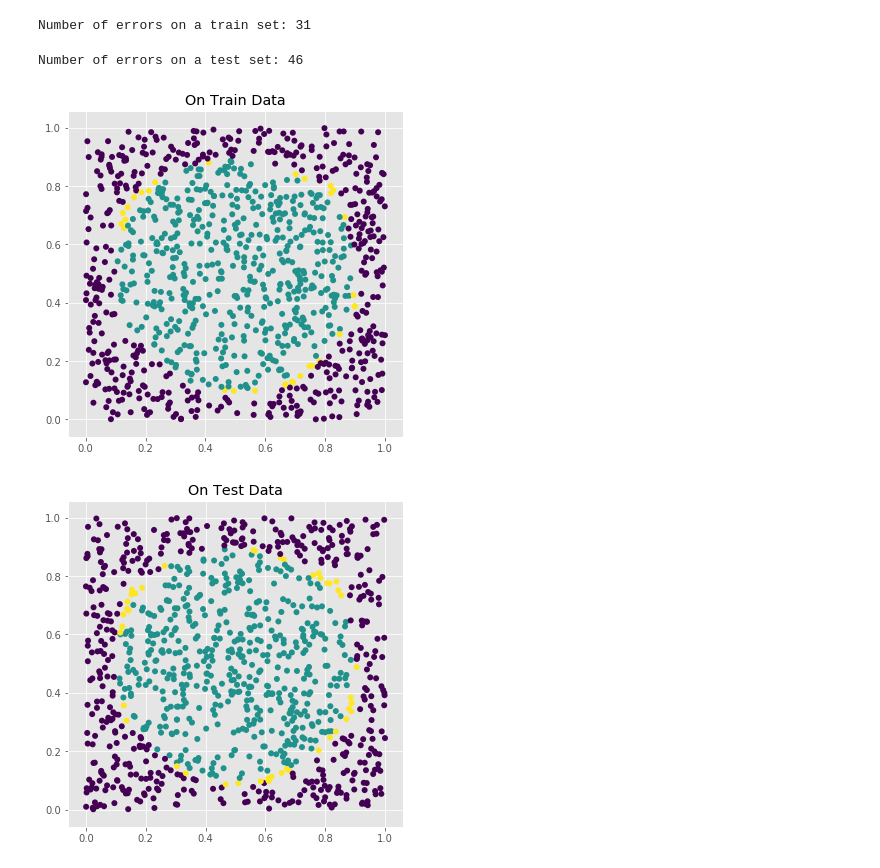
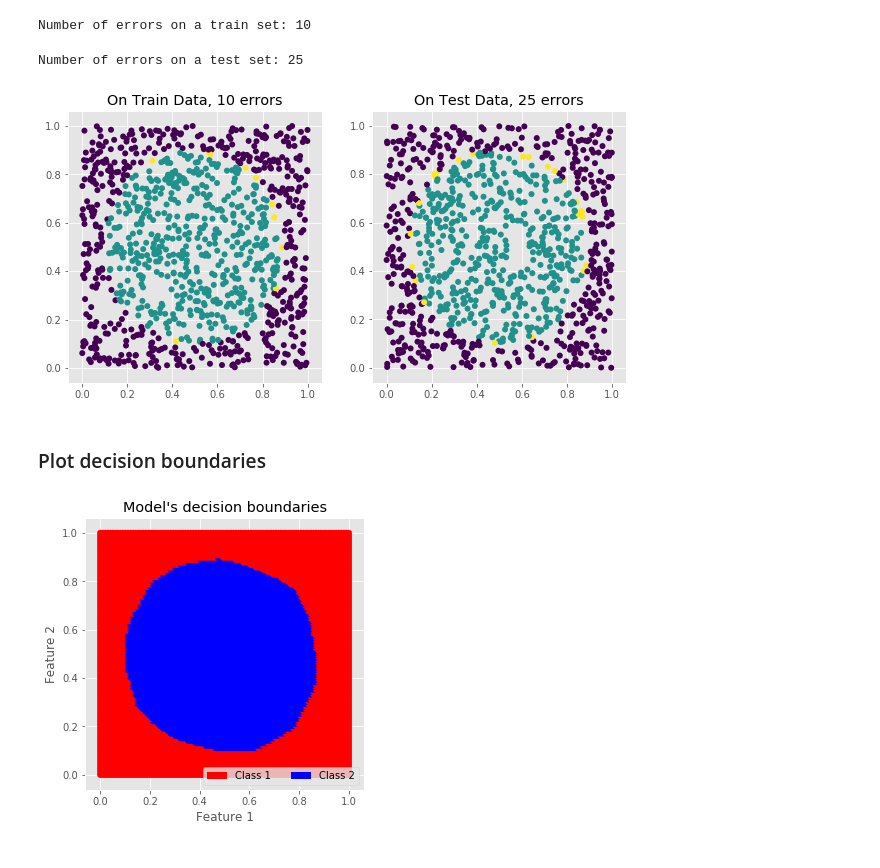
Before and after one commit to Davit98/Mini-Deep-Learning-Framework, a Jupyter notebook: Mini DL Framework.ipynb, the cells around one changed output. Cells and saved outputs as stored; diff of their text form; code cells hidden in the pictures.

Commit message:
Added ploting of decision boundaries, analysis of optimal nb of hidden neurons

```diff
--- a/Mini DL Framework.ipynb
+++ b/Mini DL Framework.ipynb
@@ -51,0 +44,4 @@ ReLU
+# %%
+n_hidden = 50
+net = create_model(n_hidden)
+print(net)
@@ -101,0 +103,2 @@ Current loss: 56.892941
+# %%
+train_model(net, net_loss, train_data, train_target, plot_loss=True)
@@ -102,33 +108,36 @@ Current loss: 56.892941
 # %%
 train_res = []
-for i in range(0, 1000):
+for i in range(len(train_data)):
     train_res.append(net.forward(train_data[i]).view(1, -1))
 train_res = torch.cat(train_res, 0)
-print("Number of errors on a train set: " + str(compute_nb_errors(train_res, train_target)))
-train_res = train_res.max(1).indices
-train_res[train_res != train_target.max(1).indices] = 2
+errors_train = compute_nb_errors(train_res, train_target)
+print(f"Number of errors on a train set: {errors_train}")
+train_res = train_res.argmax(1)
+train_res[train_res != train_target.argmax(1)] = 2
 # %% [output]
-Number of errors on a train set: 31
+Number of errors on a train set: 10
 # %%
 test_res = []
-for i in range(0, 1000):
+for i in range(len(test_data)):
     test_res.append(net.forward(test_data[i]).view(1, -1))
 test_res = torch.cat(test_res, 0)
-print("Number of errors on a test set: " + str(compute_nb_errors(test_res, test_target)))
-test_res = test_res.max(1).indices
-test_res[test_res != test_target.max(1).indices] = 2
+errors_test = compute_nb_errors(test_res, test_target)
+print(f"Number of errors on a test set: {errors_test}")
+test_res = test_res.argmax(1)
+test_res[test_res != test_target.argmax(1)] = 2
 # %% [output]
-Number of errors on a test set: 46
+Number of errors on a test set: 25
 # %%
-plt.figure(figsize=(6, 6))
+plt.figure(figsize=(10, 5))
+plt.subplot(1, 2, 1)
 plt.scatter(train_data[:, 0], train_data[:, 1], c=train_res, edgecolors="none")
-plt.title('On Train Data')
+plt.title(f'On Train Data, {errors_train} errors')
+
+plt.subplot(1, 2, 2)
+plt.scatter(test_data[:, 0], test_data[:, 1], c=test_res, edgecolors="none")
+plt.title(f'On Test Data, {errors_test} errors')
 plt.show()
-
-plt.figure(figsize=(6, 6))
-plt.scatter(test_data[:, 0], test_data[:, 1], c=test_res, edgecolors="none")
-plt.title('On Test Data')
-plt.show()
 # %% [output]
-[figure, old version]
+[figure, new version]
-[figure, removed]
+# %% [markdown]
+### Plot decision boundaries
@@ -134,0 +175,4 @@ plt.show()
+# %%
+visualize_decision_boundaries(net)
+# %% [output]
+[figure, added]
```
Also changed, not shown: parts of 13 cells of this notebook.
